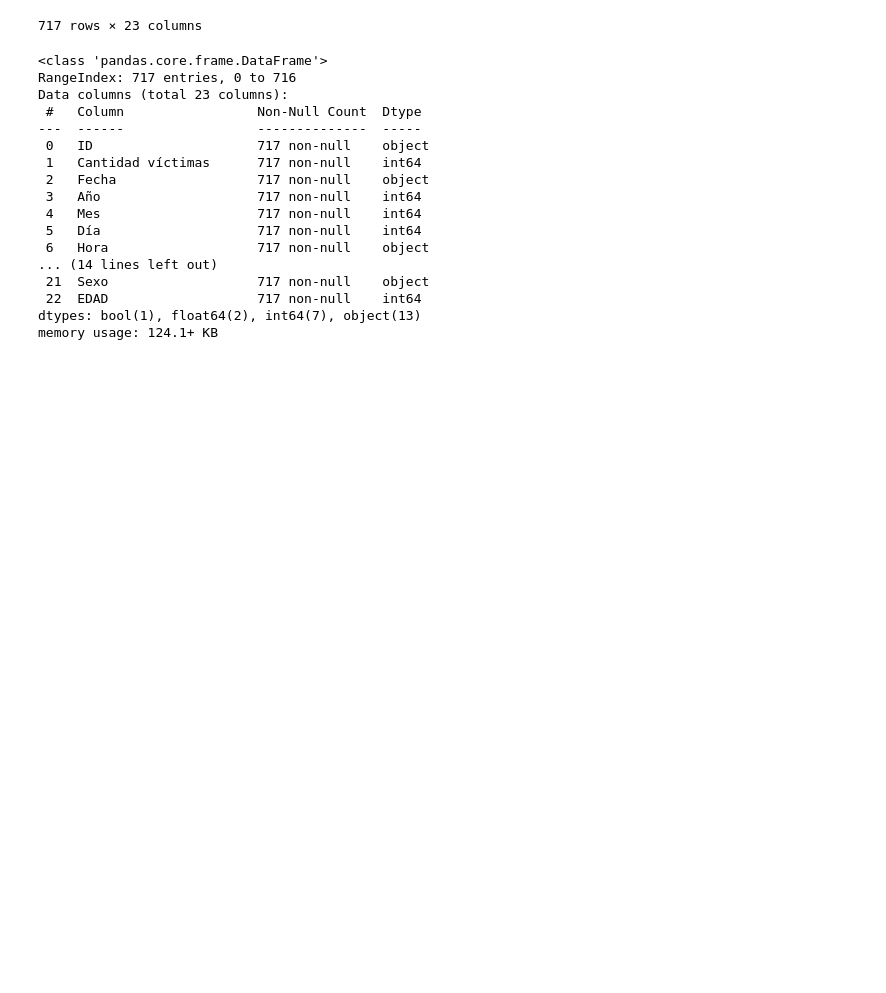
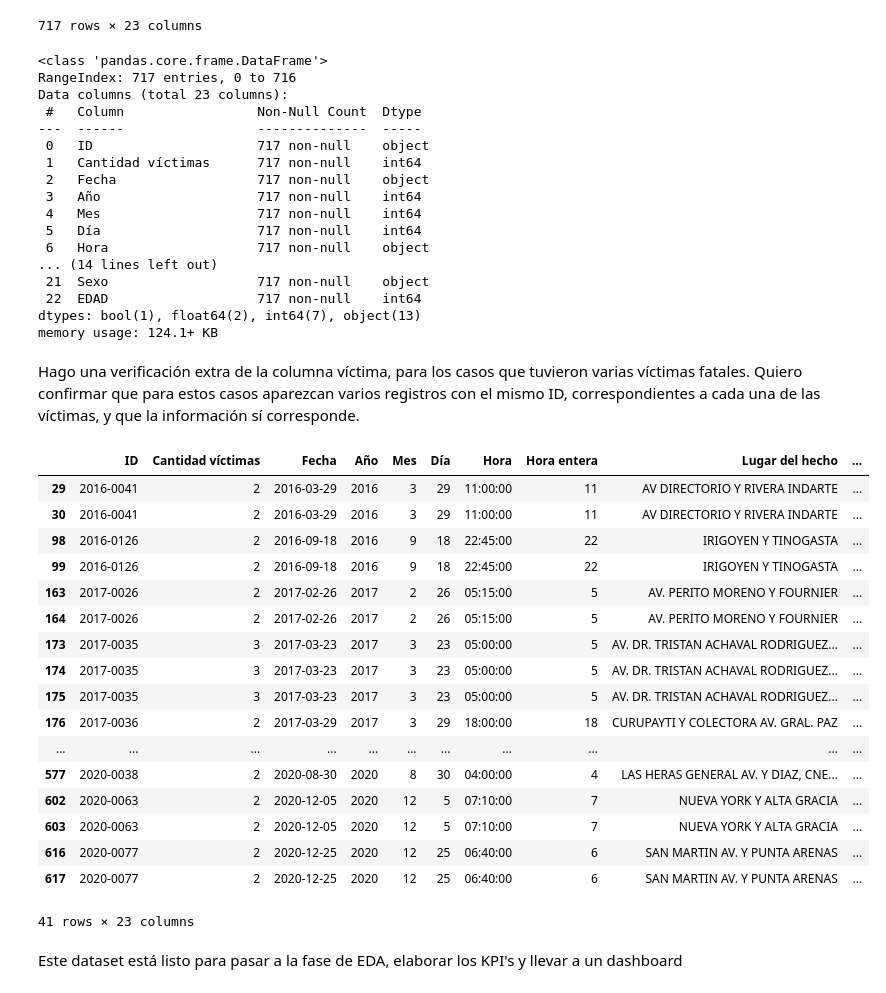
Before and after one commit to anapmaya/PI02_HENRY_DA, a Jupyter notebook: ETL.ipynb, the cells around one changed output. Cells and saved outputs as stored; diff of their text form; code cells hidden in the pictures; blank space fills up the shorter version.

```diff
--- a/ETL.ipynb
+++ b/ETL.ipynb
@@ -849,3 +834,28 @@ Data columns (total 23 columns):
  22  EDAD                   717 non-null    int64
 dtypes: bool(1), float64(2), int64(7), object(13)
 memory usage: 124.1+ KB
+# %% [markdown]
+Hago una verificación extra de la columna víctima, para los casos que tuvieron varias víctimas fatales. Quiero confirmar que para estos casos aparezcan varios registros con el mismo ID, correspondientes a cada una de las víctimas, y que la información sí corresponde.
+# %%
+df_homicidios[df_homicidios['Cantidad víctimas']>1]
+# %% [output]
+|  | ID | Cantidad víctimas | Fecha | Año | Mes | Día | Hora | Hora entera | Lugar del hecho | ... |
+| 29 | 2016-0041 | 2 | 2016-03-29 | 2016 | 3 | 29 | 11:00:00 | 11 | AV DIRECTORIO Y RIVERA INDARTE | ... |
+| 30 | 2016-0041 | 2 | 2016-03-29 | 2016 | 3 | 29 | 11:00:00 | 11 | AV DIRECTORIO Y RIVERA INDARTE | ... |
+| 98 | 2016-0126 | 2 | 2016-09-18 | 2016 | 9 | 18 | 22:45:00 | 22 | IRIGOYEN Y TINOGASTA | ... |
+| 99 | 2016-0126 | 2 | 2016-09-18 | 2016 | 9 | 18 | 22:45:00 | 22 | IRIGOYEN Y TINOGASTA | ... |
+| 163 | 2017-0026 | 2 | 2017-02-26 | 2017 | 2 | 26 | 05:15:00 | 5 | AV. PERITO MORENO Y FOURNIER | ... |
+| 164 | 2017-0026 | 2 | 2017-02-26 | 2017 | 2 | 26 | 05:15:00 | 5 | AV. PERITO MORENO Y FOURNIER | ... |
+| 173 | 2017-0035 | 3 | 2017-03-23 | 2017 | 3 | 23 | 05:00:00 | 5 | AV. DR. TRISTAN ACHAVAL RODRIGUEZ... | ... |
+| 174 | 2017-0035 | 3 | 2017-03-23 | 2017 | 3 | 23 | 05:00:00 | 5 | AV. DR. TRISTAN ACHAVAL RODRIGUEZ... | ... |
+| 175 | 2017-0035 | 3 | 2017-03-23 | 2017 | 3 | 23 | 05:00:00 | 5 | AV. DR. TRISTAN ACHAVAL RODRIGUEZ... | ... |
+| 176 | 2017-0036 | 2 | 2017-03-29 | 2017 | 3 | 29 | 18:00:00 | 18 | CURUPAYTI Y COLECTORA AV. GRAL. PAZ | ... |
+| ... | ... | ... | ... | ... | ... | ... | ... | ... | ... | ... |
+| 577 | 2020-0038 | 2 | 2020-08-30 | 2020 | 8 | 30 | 04:00:00 | 4 | LAS HERAS GENERAL AV. Y DIAZ, CNE... | ... |
+| 602 | 2020-0063 | 2 | 2020-12-05 | 2020 | 12 | 5 | 07:10:00 | 7 | NUEVA YORK Y ALTA GRACIA | ... |
+| 603 | 2020-0063 | 2 | 2020-12-05 | 2020 | 12 | 5 | 07:10:00 | 7 | NUEVA YORK Y ALTA GRACIA | ... |
+| 616 | 2020-0077 | 2 | 2020-12-25 | 2020 | 12 | 25 | 06:40:00 | 6 | SAN MARTIN AV. Y PUNTA ARENAS | ... |
+| 617 | 2020-0077 | 2 | 2020-12-25 | 2020 | 12 | 25 | 06:40:00 | 6 | SAN MARTIN AV. Y PUNTA ARENAS | ... |
+41 rows × 23 columns
+# %% [markdown]
+Este dataset está listo para pasar a la fase de EDA, elaborar los KPI's y llevar a un dashboard
```
Also changed, not shown: parts of 3 cells of this notebook, 1 other file.
